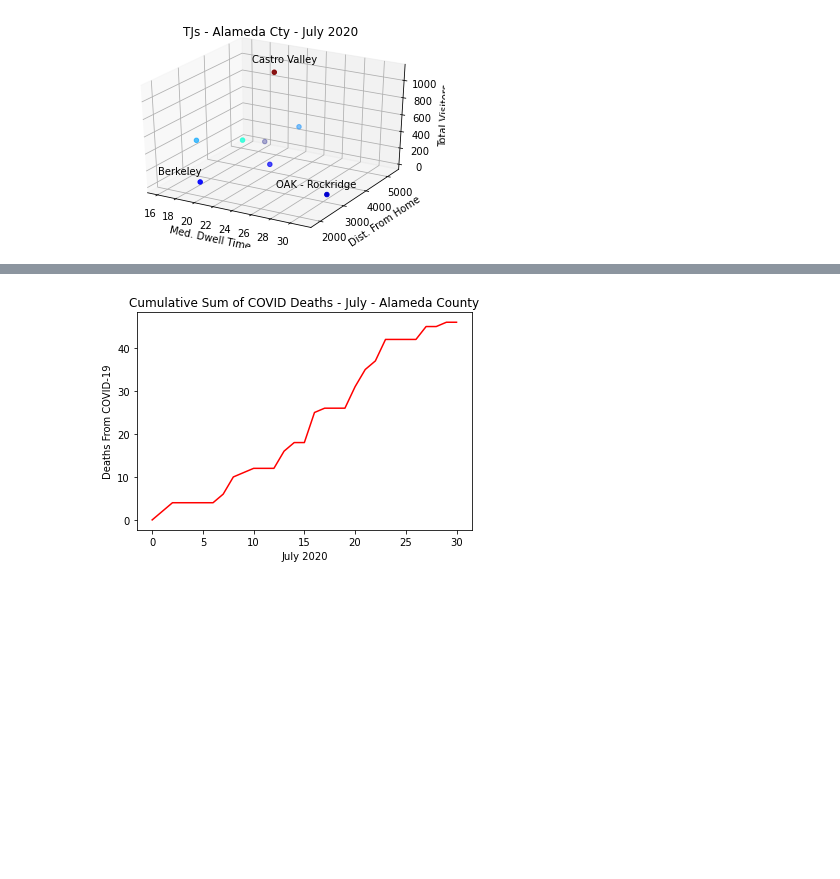
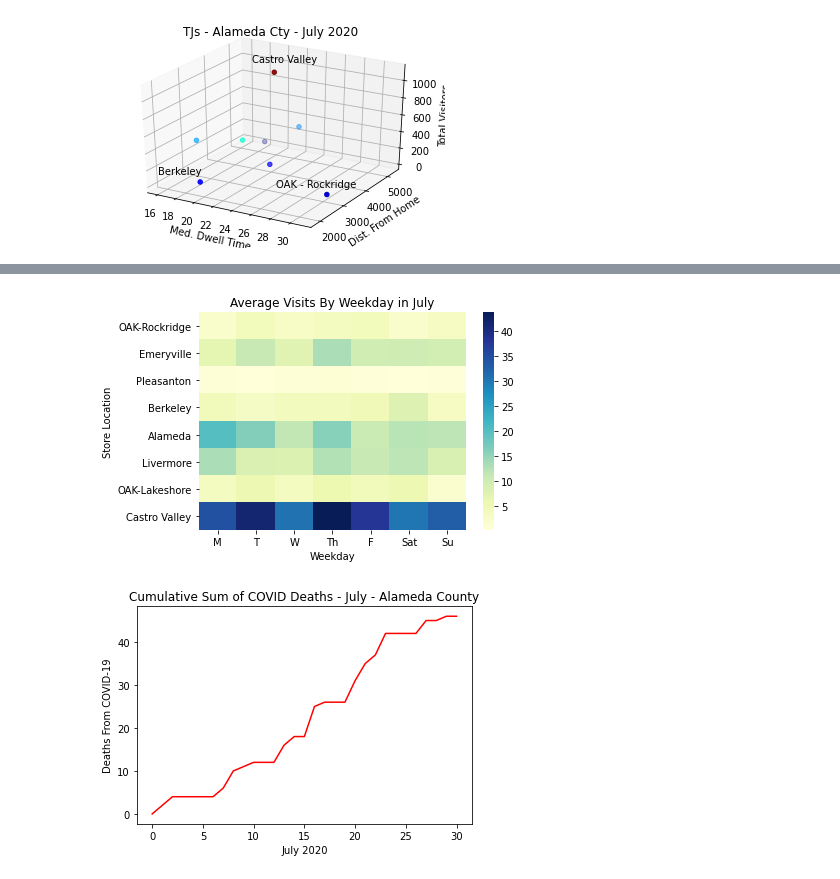
Before and after one commit to tahentx/pv_workbook, a Jupyter notebook: datascience/safegraph/alameda_county_tj.ipynb, the cells around one changed output, grey strips where cells are left out. Saved outputs shown, nothing was run; the diff lists cells and outputs as text; code cells hidden in the pictures; blank space fills up the shorter version.

Commit message:
add visualizations

```diff
--- a/datascience/safegraph/alameda_county_tj.ipynb
+++ b/datascience/safegraph/alameda_county_tj.ipynb
@@ -157,2 +161,2 @@ ax.scatter3D(xdata, ydata, zdata, c=zdata, cmap='jet')
 # %%
-tj_july_visits_by_day.columns = ['OAK-Rockridge', 'Emeryville', 'Pleasanton','Berkeley', 'Alameda', 'Livermore', 'OAK-Lakeshore', 'Castro Valley', 'sum', 'pct', 'weekday']
+tj_july_visits_by_day.columns = ['OAK-Rockridge', 'Emeryville', 'Pleasanton','Berkeley', 'Alameda', 'Livermore', 'OAK-Lakeshore', 'Castro Valley','weekday']
@@ -199,0 +168,6 @@ plt.show()
+# %%
+data = tj_july_visits_by_day.groupby('weekday').mean().drop(['-'],axis=0)
+# %%
+data_transposed = data.T
+data_transposed.columns =  ["M", "T", "W","Th","F","Sat","Su"]
+data_transposed
@@ -200,3 +184,11 @@ plt.show()
+# %%
+sns.heatmap(data_transposed, cmap="YlGnBu")
+plt.title('Average Visits By Weekday in July')
+plt.ylabel('Store Location')
+plt.xlabel('Weekday')
+plt.savefig('heat')
+# %% [output]
+[figure, added]
 # %%
 plt.plot(list(range(0,len(deaths))),deaths.cumsum(),'r')
 plt.xlabel('July 2020')
```
Also changed, not shown: parts of 19 cells of this notebook.
